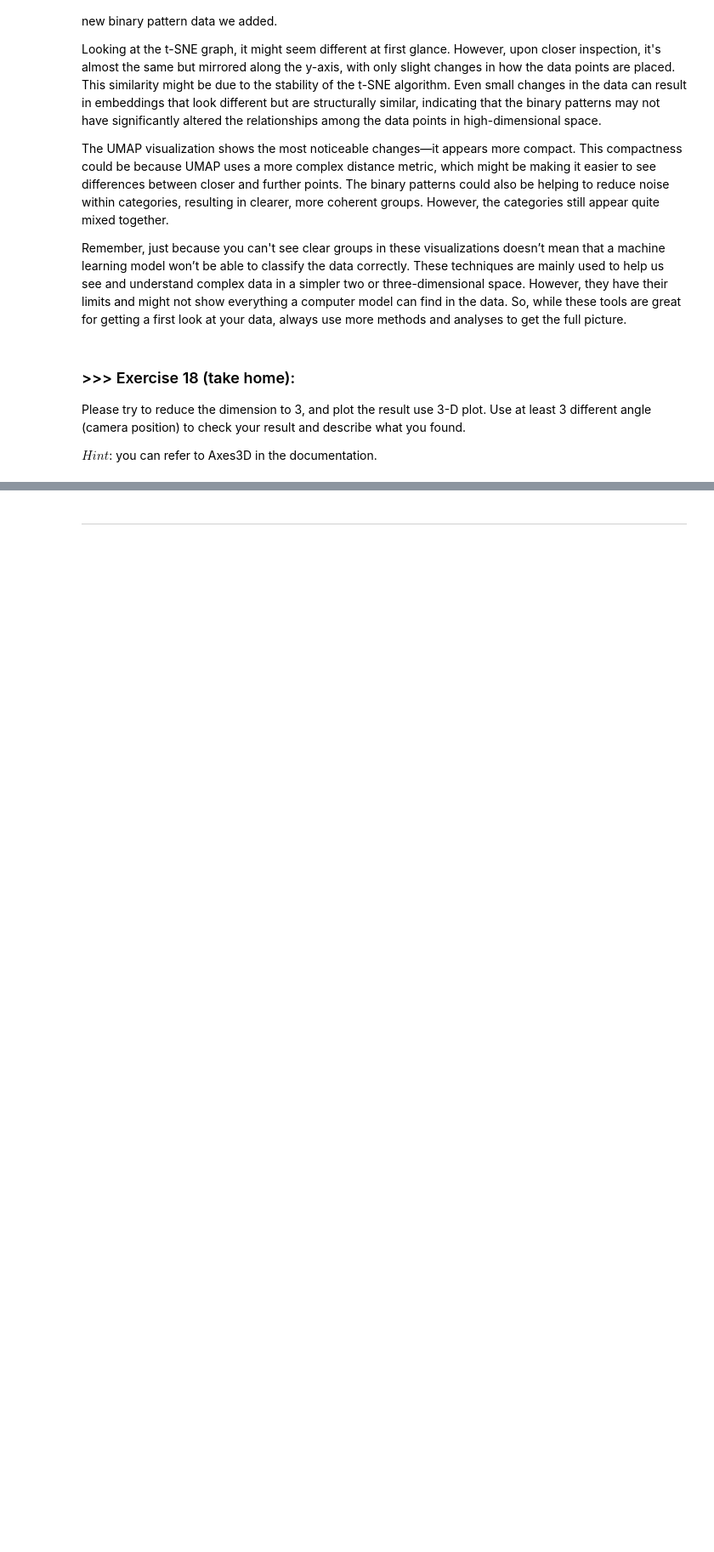
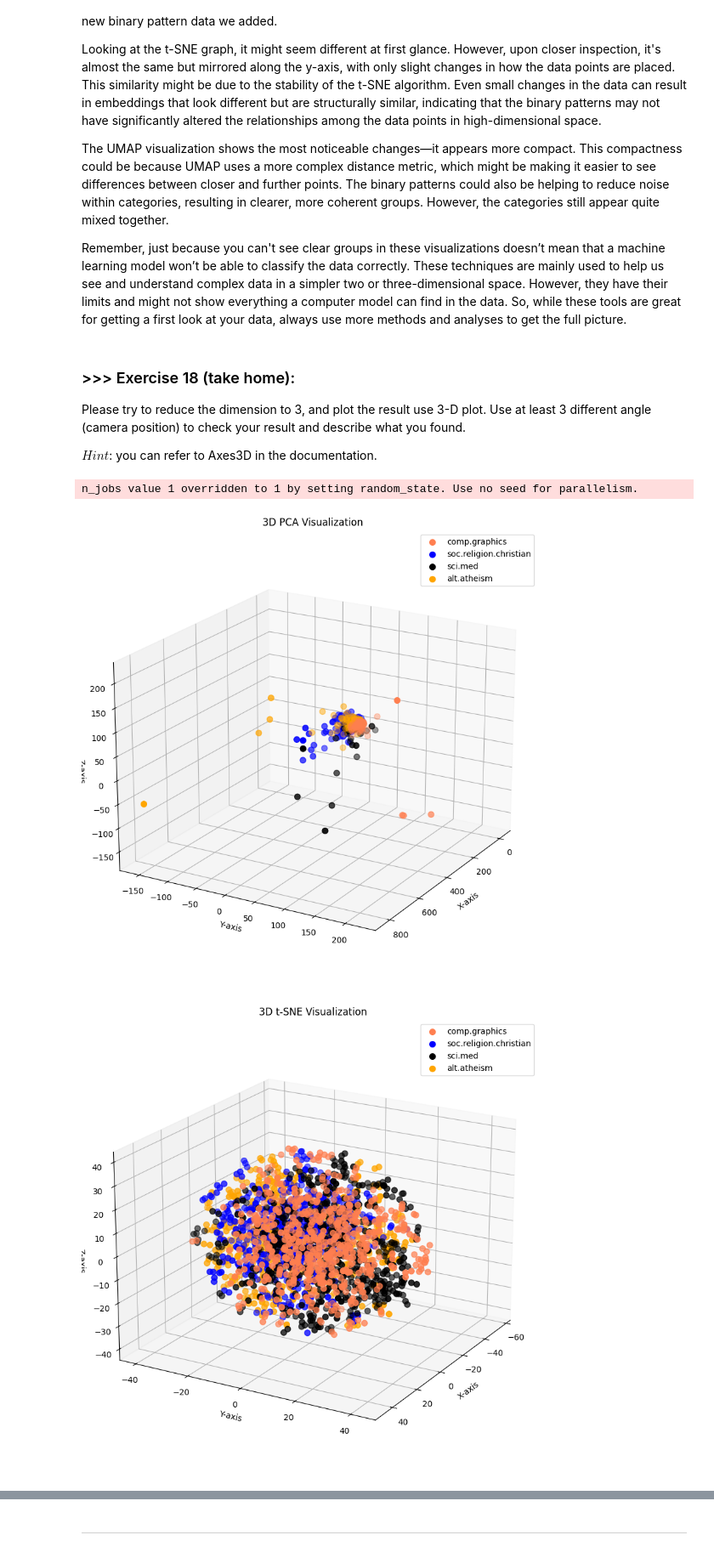
Before and after one commit to IvyChouCandy/DM2025-Lab1-Exercise, a Jupyter notebook: DM2025-Lab1-Master.ipynb, the cells around one changed output, grey strips where cells are left out. Shown at 85% size. Cells and saved outputs as stored; diff of their text form; code cells hidden in the pictures; blank space fills up the shorter version.

```diff
--- a/DM2025-Lab1-Master.ipynb
+++ b/DM2025-Lab1-Master.ipynb
@@ -2232,0 +2478,44 @@ $Hint$: you can refer to Axes3D in the documentation.
+# %%
+#Answer Here
+from sklearn.decomposition import PCA
+from sklearn.manifold import TSNE
+import umap
+import matplotlib.pyplot as plt
+from mpl_toolkits.mplot3d import Axes3D
+
+# 降維到 3 維
+X_pca_3d = PCA(n_components=3).fit_transform(tdm_df.values)
+X_tsne_3d = TSNE(n_components=3, random_state=42).fit_transform(tdm_df.values)
+X_umap_3d = umap.UMAP(n_components=3, random_state=42).fit_transform(tdm_df.values)
+
+col = ['coral', 'blue', 'black', 'orange']
+categories = X['category_name'].unique()
+
+# 定義繪圖函式
+def plot_3d_scatter(X_reduced, title):
+    fig = plt.figure(figsize=(16, 10))
+    ax = fig.add_subplot(111, projection='3d')
+    for c, category in zip(col, categories):
+        xs = X_reduced[X['category_name'] == category][:, 0]
+        ys = X_reduced[X['category_name'] == category][:, 1]
+        zs = X_reduced[X['category_name'] == category][:, 2]
+        ax.scatter(xs, ys, zs, c=c, label=category, s=50)
+    ax.set_title(title)
+    ax.set_xlabel('X-axis')
+    ax.set_ylabel('Y-axis')
+    ax.set_zlabel('Z-axis')
+    ax.legend()
+
+    # 三個不同視角
+    for elev, azim in [(20, 30), (60, 120), (30, 240)]:
+        ax.view_init(elev=elev, azim=azim)
+        plt.show()
+
+# 各降維方法分別繪製
+plot_3d_scatter(X_pca_3d, "3D PCA Visualization")
+plot_3d_scatter(X_tsne_3d, "3D t-SNE Visualization")
+plot_3d_scatter(X_umap_3d, "3D UMAP Visualization")
+# %% [output]
+n_jobs value 1 overridden to 1 by setting random_state. Use no seed for parallelism.
+[figure, added]
+[figure, added]
```
Also changed, not shown: parts of 43 cells of this notebook.
